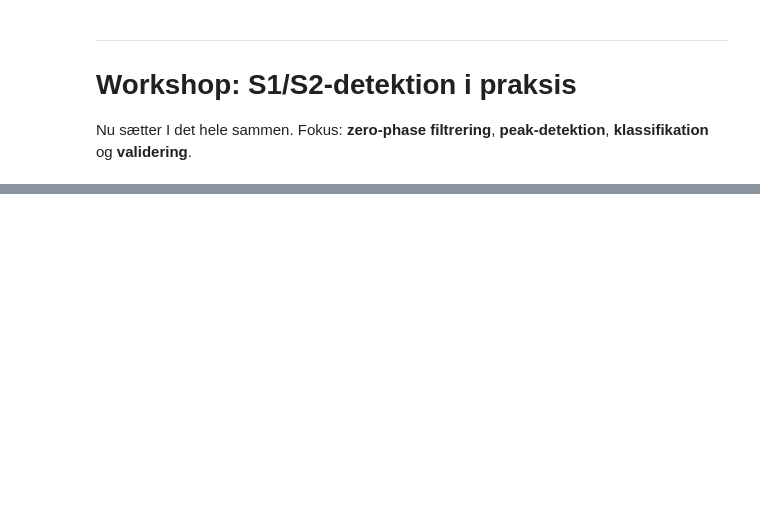
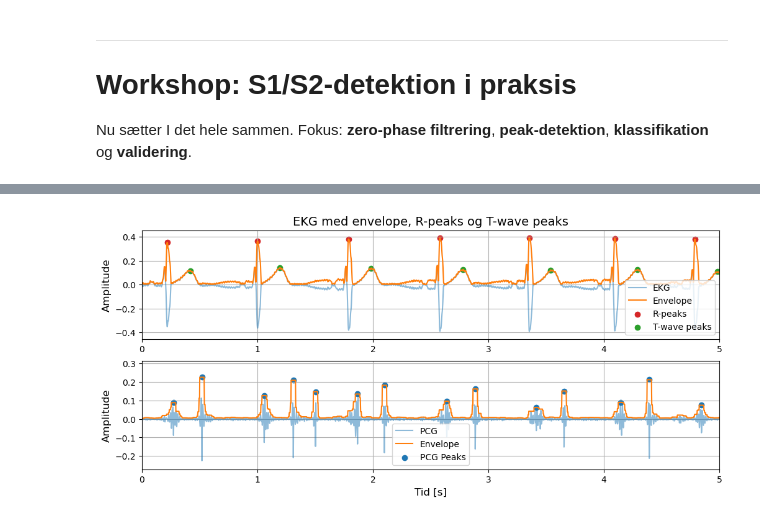
Before and after one commit to AAU-ST2-Programming/signals_2, a Jupyter notebook: Lecture6_SCG_Filtering_FeatureTiming_v2.ipynb, the cells around one changed output, grey strips where cells are left out. Saved outputs shown, nothing was run; the diff lists cells and outputs as text; code cells hidden in the pictures; blank space fills up the shorter version.

```diff
--- a/Lecture6_SCG_Filtering_FeatureTiming_v2.ipynb
+++ b/Lecture6_SCG_Filtering_FeatureTiming_v2.ipynb
@@ -721,0 +666,90 @@ if len(r2ao)>0:
+# %%
+# Svar: Envelop af EKG
+import numpy as np
+import matplotlib.pyplot as plt
+from scipy.signal import find_peaks, filtfilt, butter
+import pandas as pd
+fs = 8000
+filename = "files/ECGPCG.csv"
+def envelope(x, window=51):
+    mean_x = np.mean(x)
+    s0 = x - mean_x
+    r = np.abs(s0)
+    mov_max = np.zeros_like(r)
+    half_w = window // 2
+    for i in range(len(r)):
+        start = max(i - half_w, 0)
+        end = min(i + half_w + 1, len(r))
+        mov_max[i] = np.max(r[start:end])
+    env = mov_max + mean_x
+    return env
+
+# Indlæs data
+timestamp, ecg, pcg = np.loadtxt(filename,delimiter=",", skiprows=1, unpack=True)
+
+fc = [1,300]
+b, a = butter(4, fc, fs=fs, btype='bandpass')
+ecg = filtfilt(b,a,ecg)
+# Beregn envelope af EKG
+env_ecg = envelope(ecg, window=25)
+
+# Find R-peaks (højeste peaks i envelopen)
+r_peaks, _ = find_peaks(env_ecg, height=np.std(env_ecg), distance=int(0.3*fs))
+
+# Find T-wave peaks (efter hver R-peak, søg i et vindue)
+t_peaks = []
+t_window = int(0.10*fs)  # typisk 150 ms efter R-peak
+for i in range(len(r_peaks)-1):
+    start = r_peaks[i] + t_window  # tidligst 100 ms efter R
+    end =   r_peaks[i+1]-t_window  # Senest 100 ms før næste R
+    if end > start:
+        RR_window = env_ecg[start:end]
+        # index of max in RR_window
+        RR_window_idx = np.argmax(RR_window)
+        t_peaks.append(start + RR_window_idx)
+
+fc = [50,300]
+b, a = butter(4, fc, fs=fs, btype='bandpass')
+pcg = filtfilt(b,a,pcg)
+
+# find peaks in pcg signal envelop
+env_pcg = envelope(pcg,301)
+# Peaks i envelopen
+pks, _ = find_peaks(env_pcg, distance=int(0.15*fs), height=np.std(env_pcg))
+
+# Plot
+fig, axs = plt.subplots(2,1,figsize=(12,5))
+axs[0].plot(timestamp, ecg, label="EKG", alpha=0.5)
+axs[0].plot(timestamp, env_ecg, label="Envelope", color="C1")
+axs[0].scatter(timestamp[r_peaks], env_ecg[r_peaks], color="C3", label="R-peaks")
+axs[0].scatter(timestamp[t_peaks], env_ecg[t_peaks], color="C2", label="T-wave peaks")
+axs[0].set_title("EKG med envelope, R-peaks og T-wave peaks")
+axs[0].set_ylabel("Amplitude")
+axs[0].legend()
+axs[0].set_xlim(timestamp[0], timestamp[min(len(timestamp)-1, 5*fs)])  # zoom evt. ind på første 5 sekunder
+
+axs[1].plot(timestamp, pcg, label="PCG", alpha=0.5)
+axs[1].plot(timestamp, env_pcg, label="Envelope", color="C1")
+axs[1].scatter(timestamp[pks], env_pcg[pks], label="PCG Peaks")
+axs[1].set_xlabel("Tid [s]")
+axs[1].set_ylabel("Amplitude")
+axs[1].set_xlim(timestamp[0], timestamp[min(len(timestamp)-1, 5*fs)])  # zoom evt. ind på første 5 sekunder
+axs[1].legend()
+plt.show()
+
+# Saml alle peaks og deres klassifikationer og amplituder
+all_peaks = []
+for idx in r_peaks:
+    all_peaks.append(('R', idx, env_ecg[idx]))
+for idx in t_peaks:
+    all_peaks.append(('T', idx, env_ecg[idx]))
+for idx in pks:
+    all_peaks.append(('PCG_PEAK', idx, env_pcg[idx]))
+# Sortér efter tid
+all_peaks_sorted = sorted(all_peaks, key=lambda x: x[1])
+
+# Gem til Excel/CSV
+df = pd.DataFrame(all_peaks_sorted, columns=['classification', 'index', 'amplitude'])
+df.to_csv('files/peaks_ECGPCG.csv', index=False)
+# %% [output]
+[figure, added]
```
Also changed, not shown: parts of 38 cells of this notebook, 4 other files.
